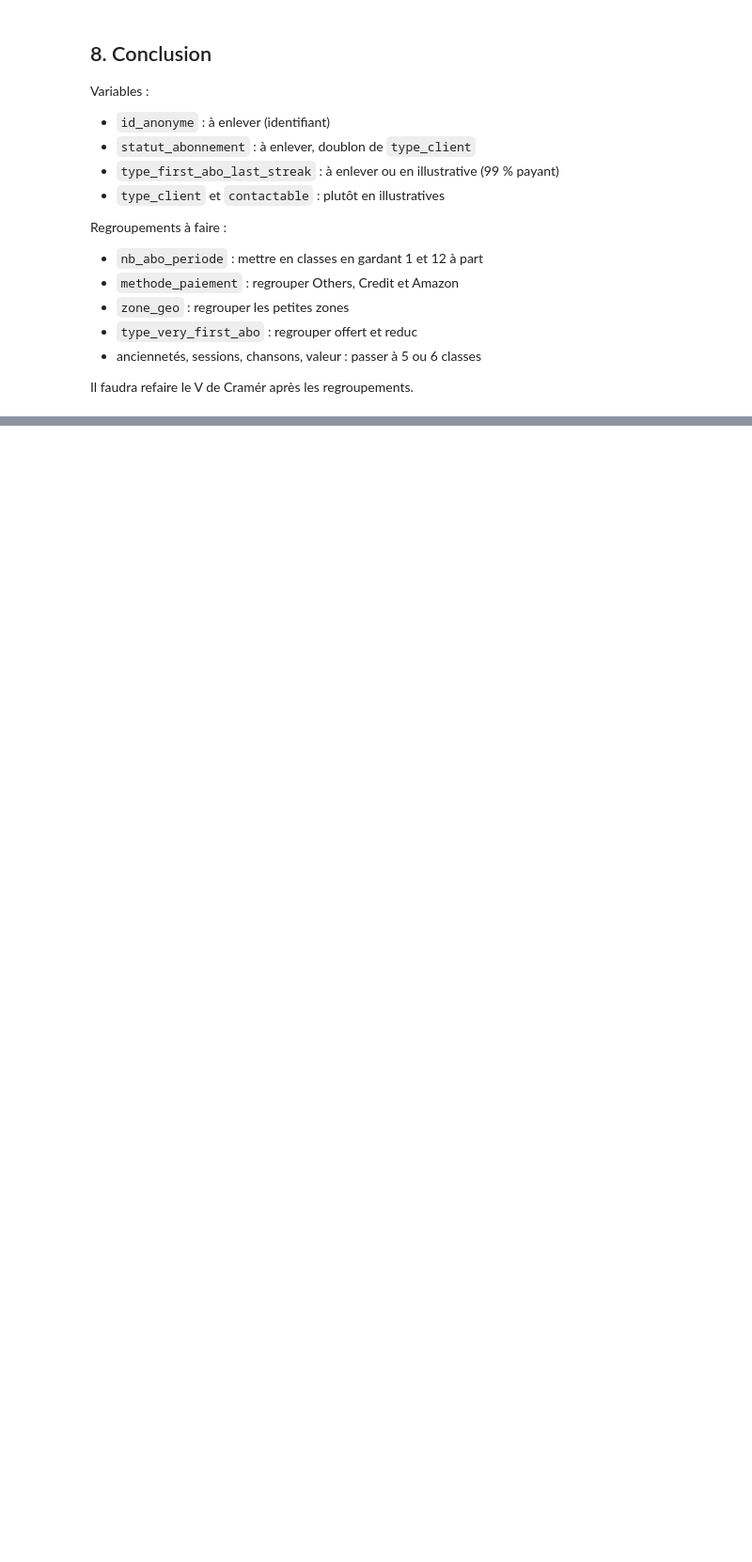
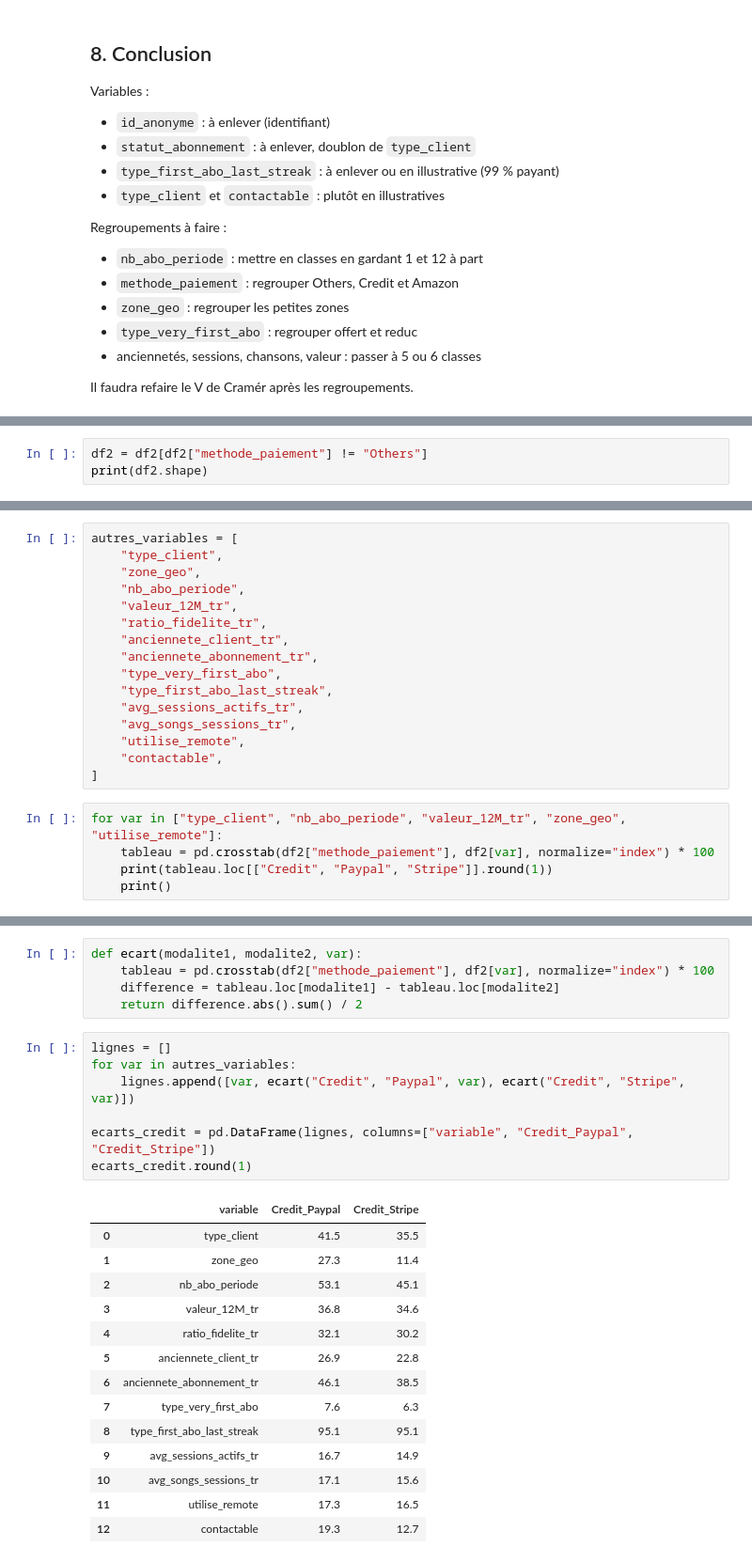
Before and after one commit to MoussaLabs/Clustering, a Jupyter notebook: analyse_avant_acm.ipynb, the cells around one changed output, grey strips where cells are left out. Shown at 94% size. Cells and saved outputs as stored; diff of their text form; blank space fills up the shorter version.

```diff
--- a/analyse_avant_acm.ipynb
+++ b/analyse_avant_acm.ipynb
@@ -494,0 +560,3 @@ Il faudra refaire le V de Cramér après les regroupements.
+# %%
+df2 = df2[df2["methode_paiement"] != "Others"]
+print(df2.shape)
@@ -494,0 +569,21 @@ Il faudra refaire le V de Cramér après les regroupements.
+# %%
+autres_variables = [
+    "type_client",
+    "zone_geo",
+    "nb_abo_periode",
+    "valeur_12M_tr",
+    "ratio_fidelite_tr",
+    "anciennete_client_tr",
+    "anciennete_abonnement_tr",
+    "type_very_first_abo",
+    "type_first_abo_last_streak",
+    "avg_sessions_actifs_tr",
+    "avg_songs_sessions_tr",
+    "utilise_remote",
+    "contactable",
+]
+# %%
+for var in ["type_client", "nb_abo_periode", "valeur_12M_tr", "zone_geo", "utilise_remote"]:
+    tableau = pd.crosstab(df2["methode_paiement"], df2[var], normalize="index") * 100
+    print(tableau.loc[["Credit", "Paypal", "Stripe"]].round(1))
+    print()
@@ -494,0 +610,27 @@ Il faudra refaire le V de Cramér après les regroupements.
+# %%
+def ecart(modalite1, modalite2, var):
+    tableau = pd.crosstab(df2["methode_paiement"], df2[var], normalize="index") * 100
+    difference = tableau.loc[modalite1] - tableau.loc[modalite2]
+    return difference.abs().sum() / 2
+# %%
+lignes = []
+for var in autres_variables:
+    lignes.append([var, ecart("Credit", "Paypal", var), ecart("Credit", "Stripe", var)])
+
+ecarts_credit = pd.DataFrame(lignes, columns=["variable", "Credit_Paypal", "Credit_Stripe"])
+ecarts_credit.round(1)
+# %% [output]
+|  | variable | Credit_Paypal | Credit_Stripe |
+| 0 | type_client | 41.5 | 35.5 |
+| 1 | zone_geo | 27.3 | 11.4 |
+| 2 | nb_abo_periode | 53.1 | 45.1 |
+| 3 | valeur_12M_tr | 36.8 | 34.6 |
+| 4 | ratio_fidelite_tr | 32.1 | 30.2 |
+| 5 | anciennete_client_tr | 26.9 | 22.8 |
+| 6 | anciennete_abonnement_tr | 46.1 | 38.5 |
+| 7 | type_very_first_abo | 7.6 | 6.3 |
+| 8 | type_first_abo_last_streak | 95.1 | 95.1 |
+| 9 | avg_sessions_actifs_tr | 16.7 | 14.9 |
+| 10 | avg_songs_sessions_tr | 17.1 | 15.6 |
+| 11 | utilise_remote | 17.3 | 16.5 |
+| 12 | contactable | 19.3 | 12.7 |
```
Also changed, not shown: parts of 32 cells of this notebook, 1 other file.
